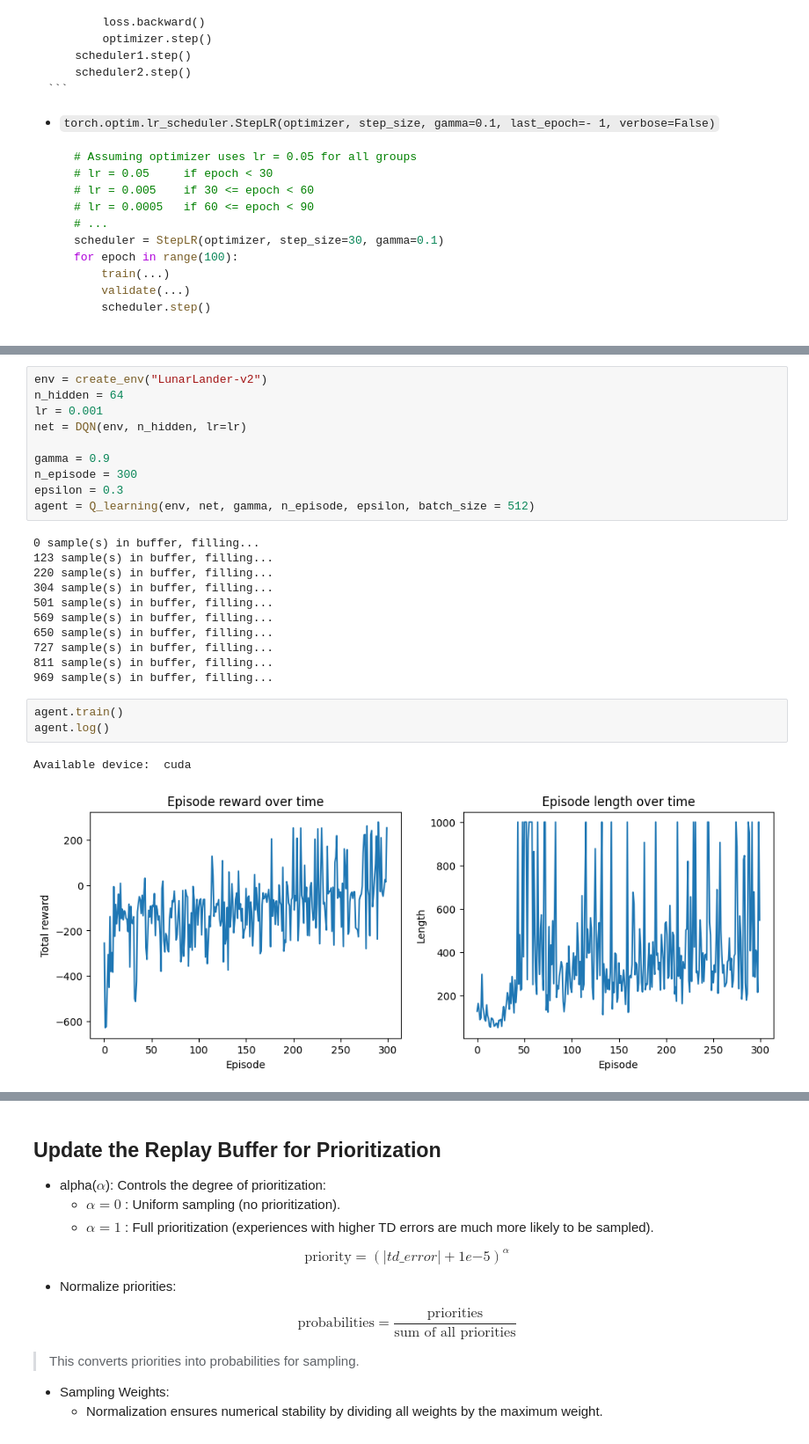
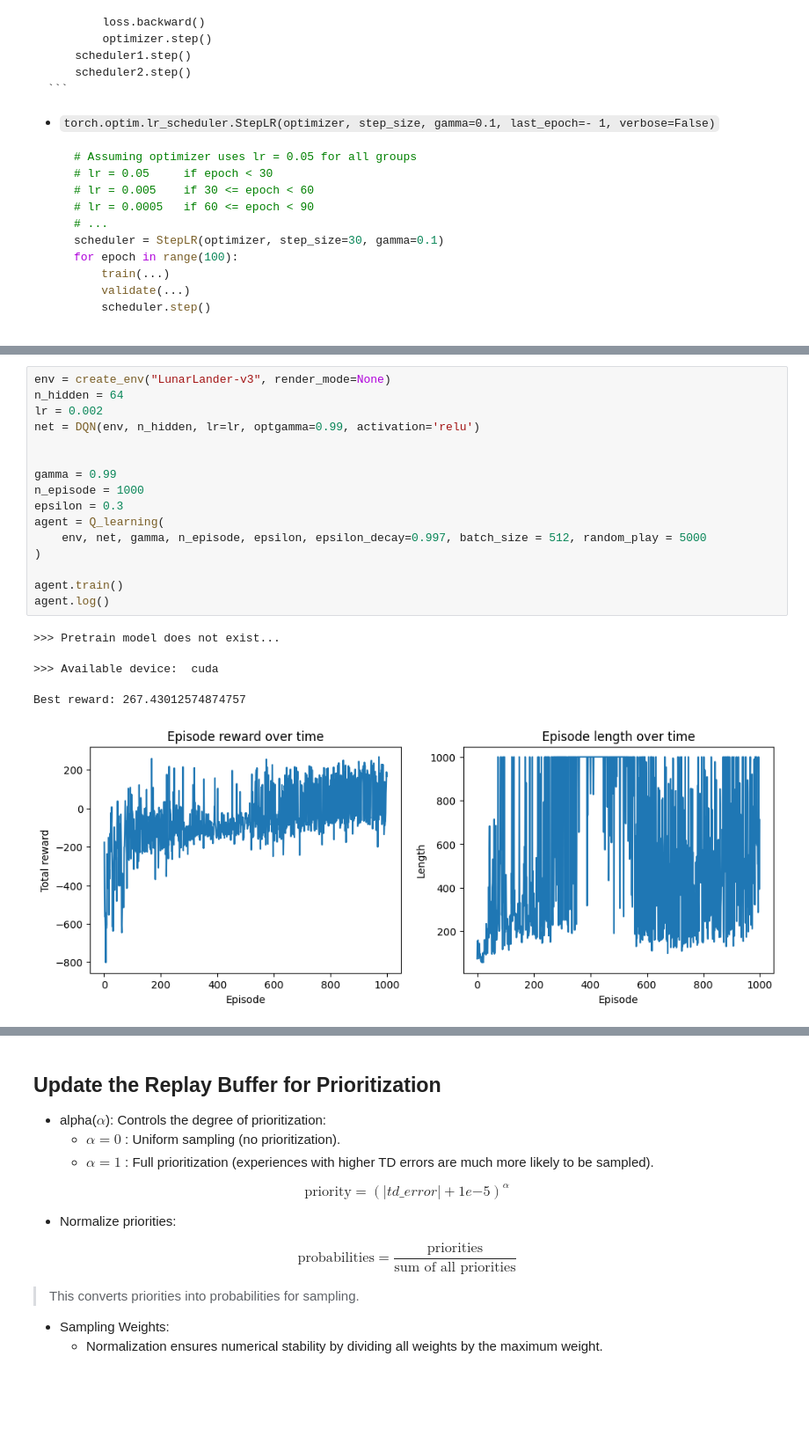
Before and after one commit to Mhddaraaa/start, a Jupyter notebook: ReinforcementLearning/9_RL_DeepQNetwork.ipynb, the cells around one changed output, grey strips where cells are left out. Shown at 88% size. Drawn from its saved outputs; the diff is of its cells as text; blank space fills up the shorter version.

```diff
--- a/ReinforcementLearning/9_RL_DeepQNetwork.ipynb
+++ b/ReinforcementLearning/9_RL_DeepQNetwork.ipynb
@@ -606,29 +751,23 @@ display_video(250)
     <td><font size="4"><code>gym.make("LunarLander-v2")</code></td>
 <tr>
 # %%
-env = create_env("LunarLander-v2")
+env = create_env("LunarLander-v3", render_mode=None)
 n_hidden = 64
-lr = 0.001
-net = DQN(env, n_hidden, lr=lr)
+lr = 0.002
+net = DQN(env, n_hidden, lr=lr, optgamma=0.99, activation='relu')
 
-gamma = 0.9
-n_episode = 300
+
+gamma = 0.99
+n_episode = 1000
 epsilon = 0.3
-agent = Q_learning(env, net, gamma, n_episode, epsilon, batch_size = 512)
+agent = Q_learning(
+    env, net, gamma, n_episode, epsilon, epsilon_decay=0.997, batch_size = 512, random_play = 5000
+)
+
+agent.train()
+agent.log()
 # %% [output]
-0 sample(s) in buffer, filling...
-123 sample(s) in buffer, filling...
-220 sample(s) in buffer, filling...
-304 sample(s) in buffer, filling...
-501 sample(s) in buffer, filling...
-569 sample(s) in buffer, filling...
-650 sample(s) in buffer, filling...
-727 sample(s) in buffer, filling...
-811 sample(s) in buffer, filling...
-969 sample(s) in buffer, filling...
+>>> Pretrain model does not exist...
+>>> Available device:  cuda
+Best reward: 267.43012574874757
+[figure, added]
-# %%
-agent.train()
-agent.log()
-# %% [output]
-Available device:  cuda
-[figure, removed]
```
Also changed, not shown: parts of 32 cells of this notebook, 1 other file.
